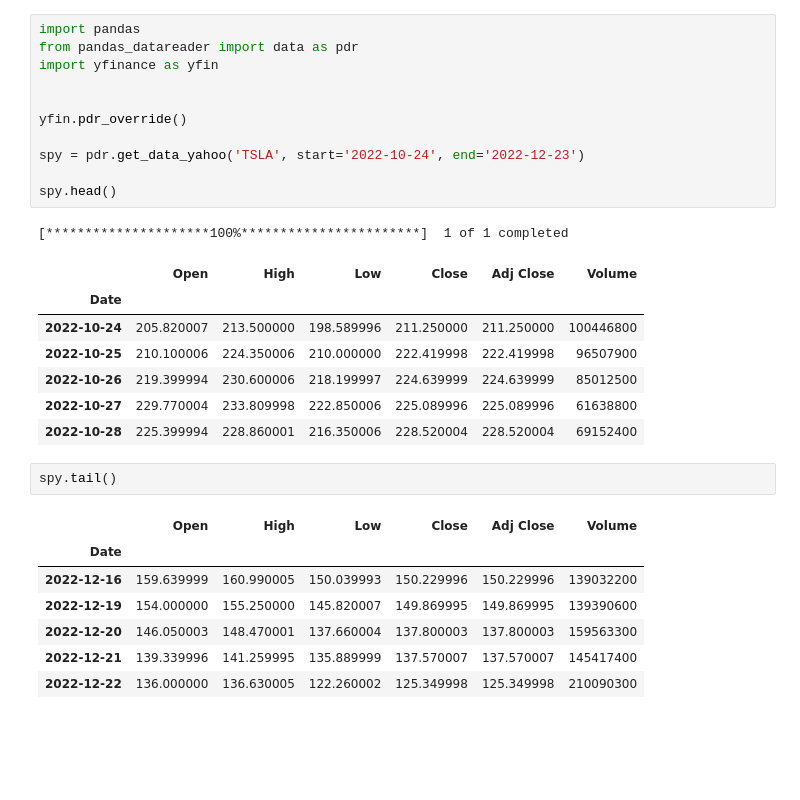
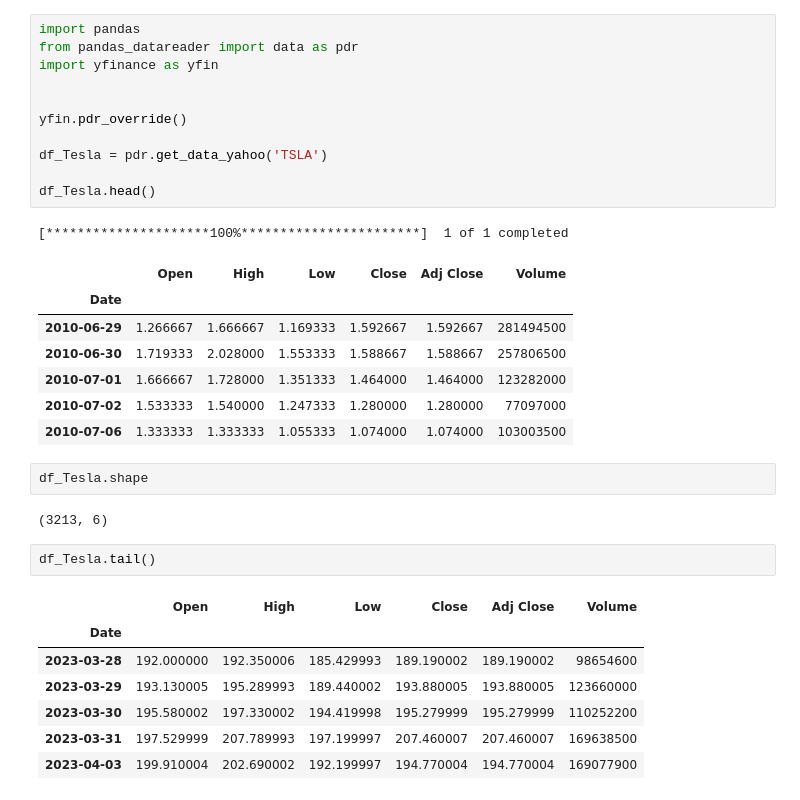
Before and after one commit to chwasiq0569/EDA-on-Time-Series-Data-, a Jupyter notebook: time-series-eda.ipynb, the cells around one changed output. Drawn from its saved outputs; the diff is of its cells as text; blank space fills up the shorter version.

```diff
--- a/time-series-eda.ipynb
+++ b/time-series-eda.ipynb
@@ -62,30 +63,34 @@ pdr.get_data_fred('GS10')
 # %%
 import pandas
 from pandas_datareader import data as pdr
 import yfinance as yfin
 
 
 yfin.pdr_override()
 
-spy = pdr.get_data_yahoo('TSLA', start='2022-10-24', end='2022-12-23')
+df_Tesla = pdr.get_data_yahoo('TSLA')
 
-spy.head()
+df_Tesla.head()
 # %% [output]
 [*********************100%***********************]  1 of 1 completed
 |  | Open | High | Low | Close | Adj Close | Volume |
 | Date |  |  |  |  |  |  |
-| 2022-10-24 | 205.820007 | 213.500000 | 198.589996 | 211.250000 | 211.250000 | 100446800 |
-| 2022-10-25 | 210.100006 | 224.350006 | 210.000000 | 222.419998 | 222.419998 | 96507900 |
-| 2022-10-26 | 219.399994 | 230.600006 | 218.199997 | 224.639999 | 224.639999 | 85012500 |
-| 2022-10-27 | 229.770004 | 233.809998 | 222.850006 | 225.089996 | 225.089996 | 61638800 |
-| 2022-10-28 | 225.399994 | 228.860001 | 216.350006 | 228.520004 | 228.520004 | 69152400 |
+| 2010-06-29 | 1.266667 | 1.666667 | 1.169333 | 1.592667 | 1.592667 | 281494500 |
+| 2010-06-30 | 1.719333 | 2.028000 | 1.553333 | 1.588667 | 1.588667 | 257806500 |
+| 2010-07-01 | 1.666667 | 1.728000 | 1.351333 | 1.464000 | 1.464000 | 123282000 |
+| 2010-07-02 | 1.533333 | 1.540000 | 1.247333 | 1.280000 | 1.280000 | 77097000 |
+| 2010-07-06 | 1.333333 | 1.333333 | 1.055333 | 1.074000 | 1.074000 | 103003500 |
+# %%
+df_Tesla.shape
+# %% [output]
+(3213, 6)
 # %%
-spy.tail()
+df_Tesla.tail()
 # %% [output]
 |  | Open | High | Low | Close | Adj Close | Volume |
 | Date |  |  |  |  |  |  |
-| 2022-12-16 | 159.639999 | 160.990005 | 150.039993 | 150.229996 | 150.229996 | 139032200 |
-| 2022-12-19 | 154.000000 | 155.250000 | 145.820007 | 149.869995 | 149.869995 | 139390600 |
-| 2022-12-20 | 146.050003 | 148.470001 | 137.660004 | 137.800003 | 137.800003 | 159563300 |
-| 2022-12-21 | 139.339996 | 141.259995 | 135.889999 | 137.570007 | 137.570007 | 145417400 |
-| 2022-12-22 | 136.000000 | 136.630005 | 122.260002 | 125.349998 | 125.349998 | 210090300 |
+| 2023-03-28 | 192.000000 | 192.350006 | 185.429993 | 189.190002 | 189.190002 | 98654600 |
+| 2023-03-29 | 193.130005 | 195.289993 | 189.440002 | 193.880005 | 193.880005 | 123660000 |
+| 2023-03-30 | 195.580002 | 197.330002 | 194.419998 | 195.279999 | 195.279999 | 110252200 |
+| 2023-03-31 | 197.529999 | 207.789993 | 197.199997 | 207.460007 | 207.460007 | 169638500 |
+| 2023-04-03 | 199.910004 | 202.690002 | 192.199997 | 194.770004 | 194.770004 | 169077900 |
```
Also changed, not shown: parts of 12 cells of this notebook.
